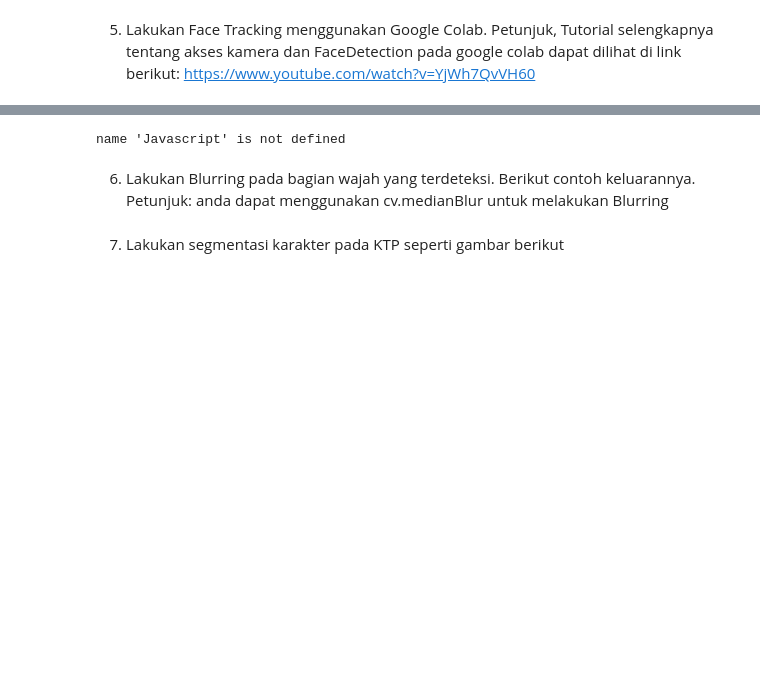
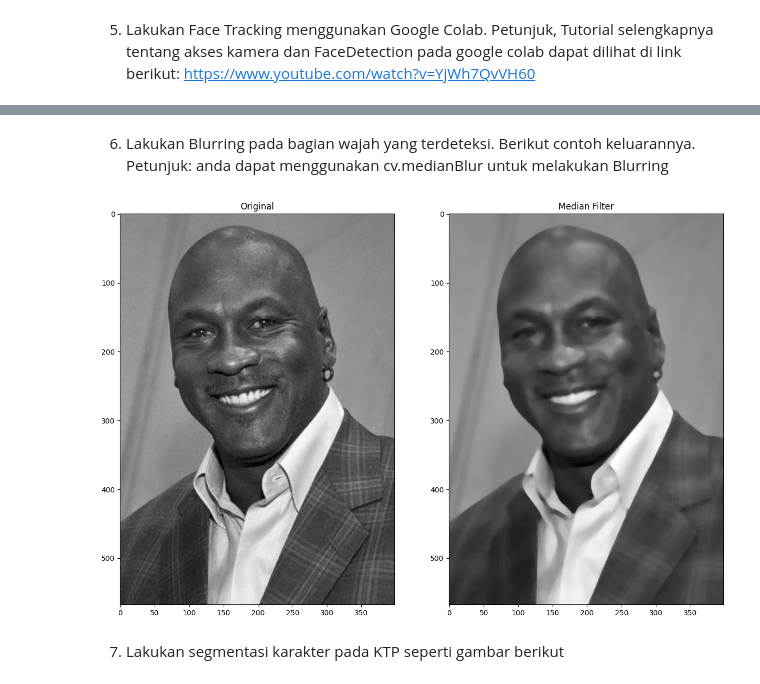
Before and after one commit to NadyaPutriAmalia/PCVK_Ganjil_2023, a Jupyter notebook: Week12.ipynb, the cells around one changed output, grey strips where cells are left out. Cells and saved outputs as stored; diff of their text form; code cells hidden in the pictures; blank space fills up the shorter version.

```diff
--- a/Week12.ipynb
+++ b/Week12.ipynb
@@ -259,14 +196,15 @@ def take_photo(filename='photo.jpg', quality=0.8):
-# %%
-try:
-  filename = take_photo('photo.jpg')
-  print('Saved to {}'.format(filename))
-
-  display(Image(filename))
-except Exception as err:
-  print(str(err))
-# %% [output]
-name 'Javascript' is not defined
 # %% [markdown]
 6. Lakukan Blurring pada bagian wajah yang terdeteksi. Berikut contoh keluarannya. Petunjuk: anda dapat menggunakan cv.medianBlur untuk melakukan Blurring
+# %%
+image = cv2.cvtColor(jordan_img1, cv2.COLOR_BGR2GRAY)
+figure_size = 9
+
+new_image = cv2.medianBlur(image, figure_size)
+f, axarr = plt. subplots(1,2,figsize=(15,15))
+plt.subplot(121), plt.imshow(image, cmap='gray'),plt.title('Original')
+plt.subplot(122), plt.imshow(new_image, cmap='gray'),plt.title('Median Filter')
+plt.show()
+# %% [output]
+[figure, added]
 # %% [markdown]
 7. Lakukan segmentasi karakter pada KTP seperti gambar berikut
```
Also changed, not shown: parts of 12 cells of this notebook.
